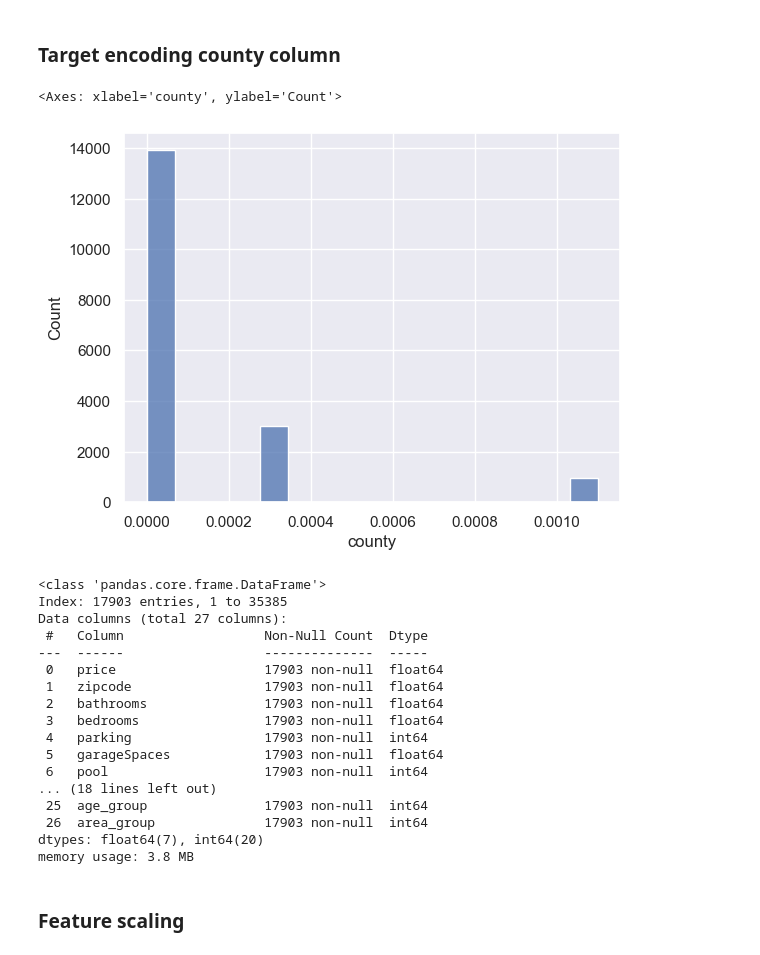
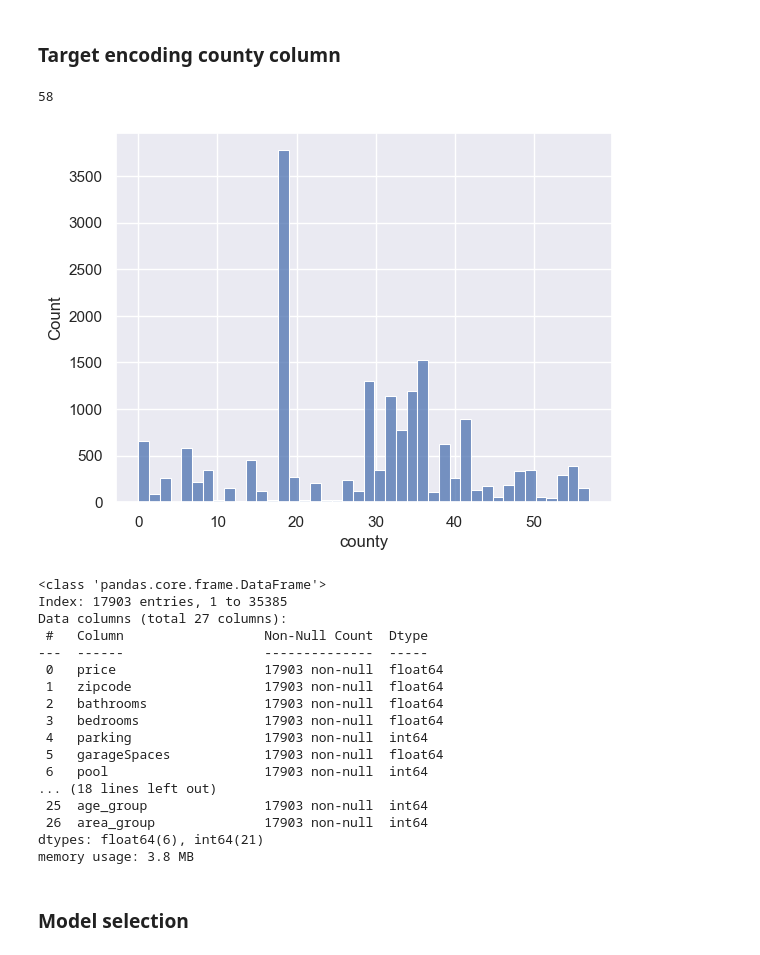
Before and after one commit to mcallisters/SDS-CP006-california-housing-prediction, a Jupyter notebook: notebooks/davron_data_analysis.ipynb, the cells around one changed output. Saved outputs shown, nothing was run; the diff lists cells and outputs as text; code cells hidden in the pictures.

Commit message:
model building

```diff
--- a/notebooks/davron_data_analysis.ipynb
+++ b/notebooks/davron_data_analysis.ipynb
@@ -454,13 +454,14 @@ clean_dataset['county'].nunique()
 # %% [markdown]
 ### Target encoding county column
 # %%
-from sklearn.preprocessing import TargetEncoder
-target_encoder = TargetEncoder(random_state=0)
-clean_dataset['county'] = target_encoder.fit_transform(clean_dataset.loc[:,['county']],clean_dataset['price'])
+from sklearn.preprocessing import LabelEncoder
+label_encoder = LabelEncoder()
+clean_dataset['county'] = label_encoder.fit_transform(clean_dataset['county'])
 sns.histplot(clean_dataset['county'])
+print(clean_dataset['county'].nunique())
 # %% [output]
-<Axes: xlabel='county', ylabel='Count'>
+58
-[figure, old version]
+[figure, new version]
 # %%
 clean_dataset.info()
 # %% [output]
@@ -479,5 +480,5 @@ Data columns (total 27 columns):
 ... (18 lines left out)
  25  age_group               17903 non-null  int64
  26  area_group              17903 non-null  int64
-dtypes: float64(7), int64(20)
+dtypes: float64(6), int64(21)
 memory usage: 3.8 MB
@@ -484,5 +492,5 @@ memory usage: 3.8 MB
 # %% [markdown]
-### Feature scaling
+### Model selection
 # %%
 from sklearn.preprocessing import MinMaxScaler
 from sklearn.preprocessing import StandardScaler
```
Also changed, not shown: parts of 21 cells of this notebook.
